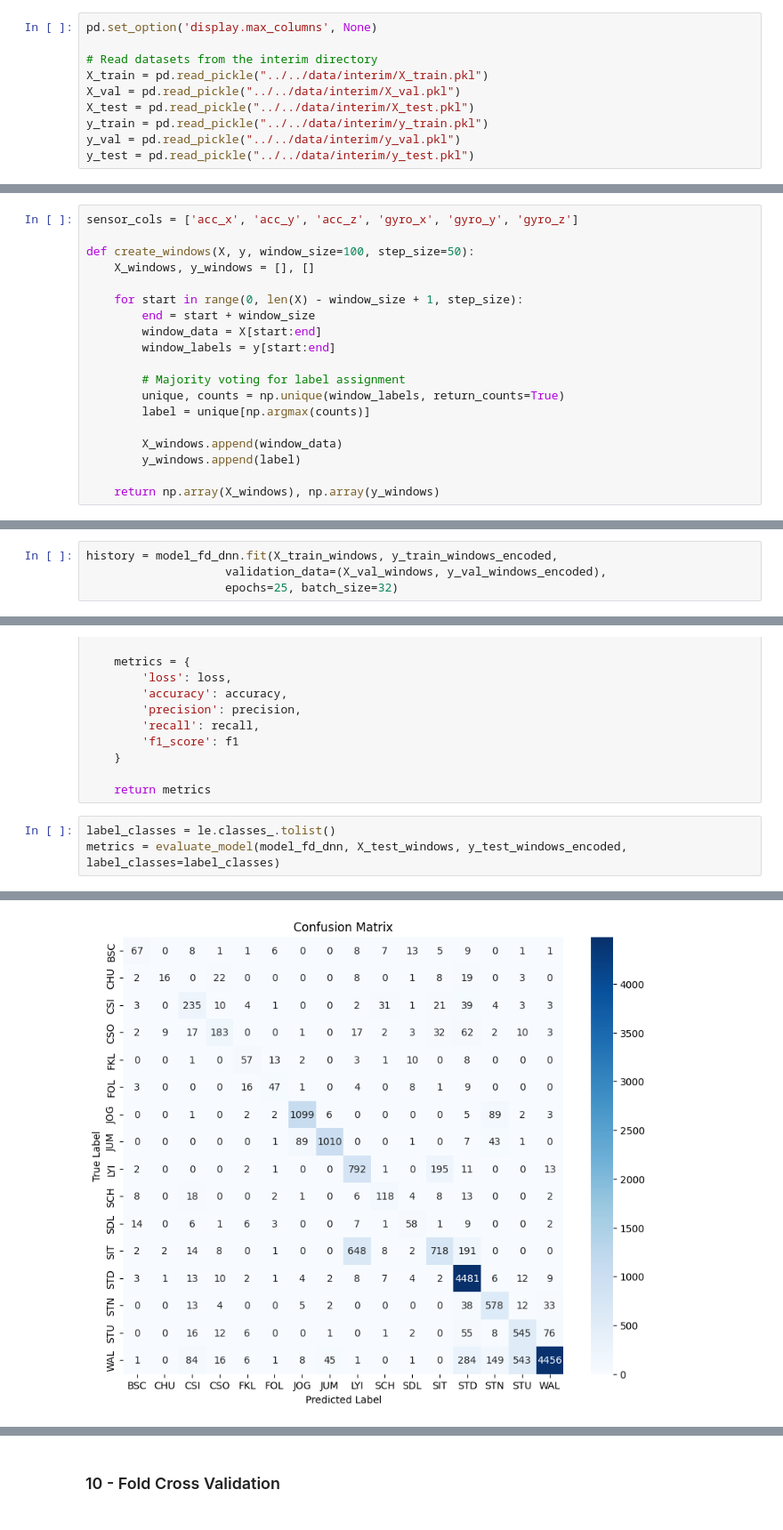
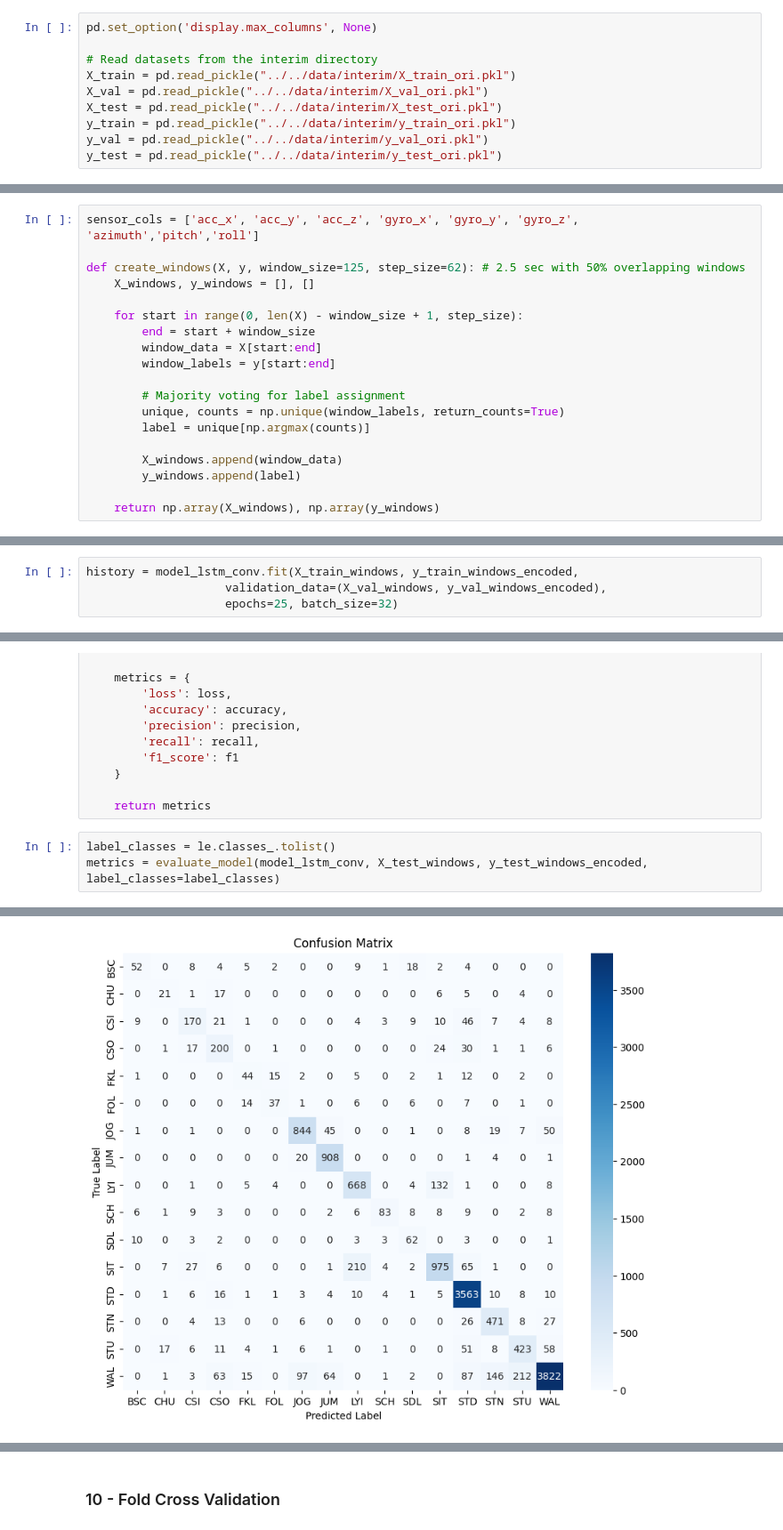
Before and after one commit to ronydebnath/ilab-group-12-1-fall-detection, a Jupyter notebook: notebooks/CNN/CNN-LSTM.ipynb, the cells around one changed output, grey strips where cells are left out. Shown at 89% size. Cells and saved outputs as stored; diff of their text form.

Commit message:
clean code for CNN + Ori sensor

```diff
--- a/notebooks/CNN/CNN-LSTM.ipynb
+++ b/notebooks/CNN/CNN-LSTM.ipynb
@@ -6,12 +6,12 @@ import os
 pd.set_option('display.max_columns', None)
 
 # Read datasets from the interim directory
-X_train = pd.read_pickle("../../data/interim/X_train.pkl")
-X_val = pd.read_pickle("../../data/interim/X_val.pkl")
-X_test = pd.read_pickle("../../data/interim/X_test.pkl")
-y_train = pd.read_pickle("../../data/interim/y_train.pkl")
-y_val = pd.read_pickle("../../data/interim/y_val.pkl")
-y_test = pd.read_pickle("../../data/interim/y_test.pkl")
+X_train = pd.read_pickle("../../data/interim/X_train_ori.pkl")
+X_val = pd.read_pickle("../../data/interim/X_val_ori.pkl")
+X_test = pd.read_pickle("../../data/interim/X_test_ori.pkl")
+y_train = pd.read_pickle("../../data/interim/y_train_ori.pkl")
+y_val = pd.read_pickle("../../data/interim/y_val_ori.pkl")
+y_test = pd.read_pickle("../../data/interim/y_test_ori.pkl")
 # %%
 '''
 # collapse BSC, FKL, SDL, FOL into FALL
@@ -32,9 +33,9 @@ array(['STD', 'WAL', 'LYI', 'STN', 'CSI', 'SIT', 'CSO', 'STU', 'FKL',
 # %% [markdown]
 ### Segment into Windows
 # %%
-sensor_cols = ['acc_x', 'acc_y', 'acc_z', 'gyro_x', 'gyro_y', 'gyro_z']
+sensor_cols = ['acc_x', 'acc_y', 'acc_z', 'gyro_x', 'gyro_y', 'gyro_z', 'azimuth','pitch','roll']
 
-def create_windows(X, y, window_size=100, step_size=50):
+def create_windows(X, y, window_size=125, step_size=62): # 2.5 sec with 50% overlapping windows
     X_windows, y_windows = [], []
 
     for start in range(0, len(X) - window_size + 1, step_size):
@@ -147,5 +155,5 @@ Model: "sequential_8"
 # %%
-history = model_fd_dnn.fit(X_train_windows, y_train_windows_encoded,
+history = model_lstm_conv.fit(X_train_windows, y_train_windows_encoded,
                     validation_data=(X_val_windows, y_val_windows_encoded),
                     epochs=25, batch_size=32)
 # %% [output]
@@ -219,5 +227,5 @@ def evaluate_model(model, X_test, y_test, label_classes=None, plot_confusion_mat
     return metrics
 # %%
 label_classes = le.classes_.tolist()
-metrics = evaluate_model(model_fd_dnn, X_test_windows, y_test_windows_encoded, label_classes=label_classes)
+metrics = evaluate_model(model_lstm_conv, X_test_windows, y_test_windows_encoded, label_classes=label_classes)
 # %% [output]
@@ -227,4 +235,4 @@ Test Accuracy: 0.8071
-[figure, old version]
+[figure, new version]
 Classification Report:
                precision    recall  f1-score   support
 
```
Also changed, not shown: parts of 5 cells of this notebook, 3 other files.
